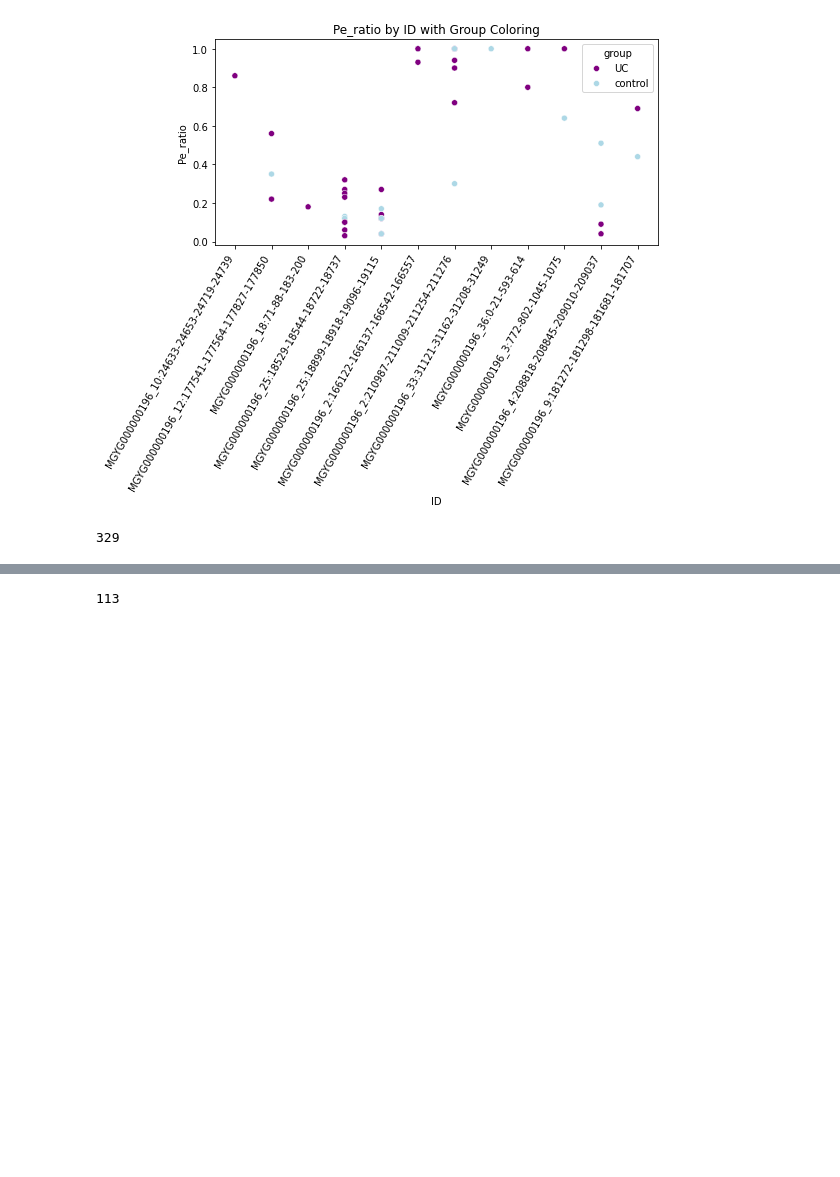
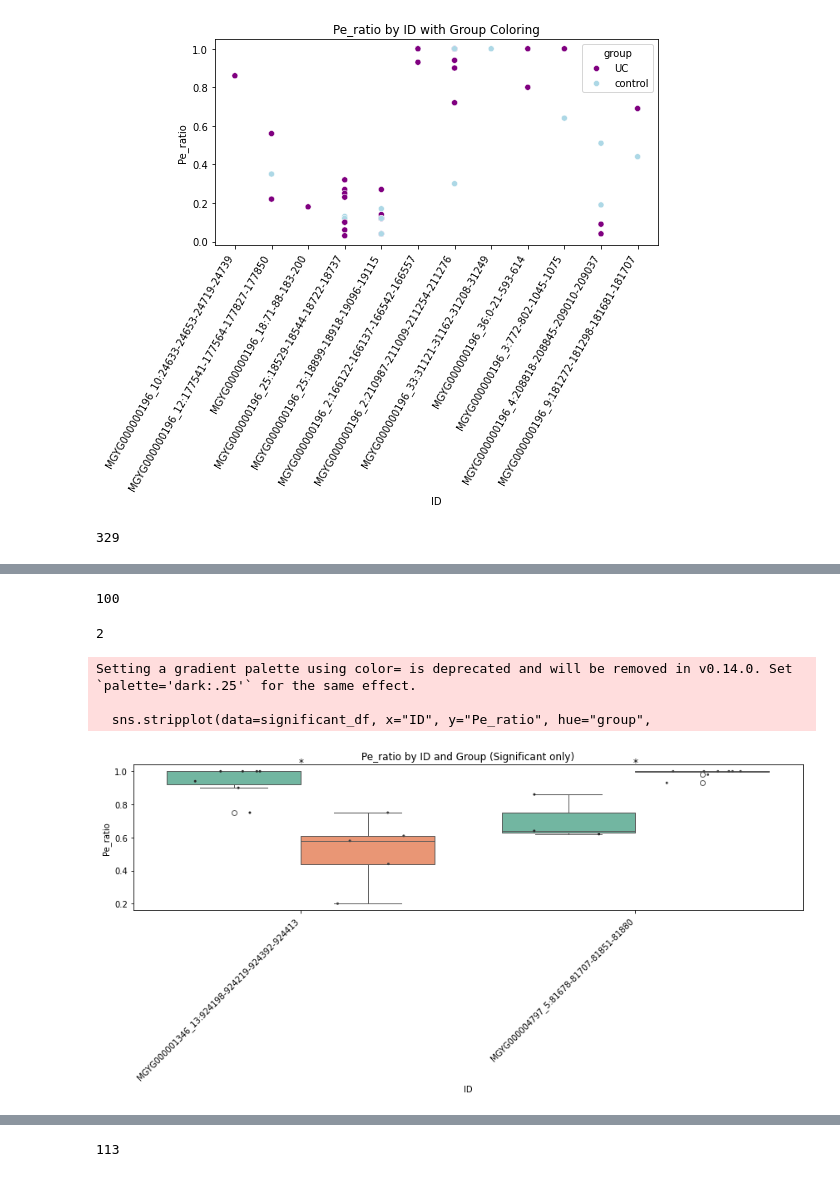
Before and after one commit to jindongmin/Inverton_analysis, a Jupyter notebook: jupyter_notebook/notebook.ipynb, the cells around one changed output, grey strips where cells are left out. Saved outputs shown, nothing was run; the diff lists cells and outputs as text; code cells hidden in the pictures; blank space fills up the shorter version.

```diff
--- a/jupyter_notebook/notebook.ipynb
+++ b/jupyter_notebook/notebook.ipynb
@@ -84,0 +90,16 @@ out_all
+# %%
+combined_out_all = pd.merge(
+    out_all,
+    metadata_subset,
+    left_on="SRR_ID",
+    right_on="sample_id",
+    how="left"
+)
+# %%
+#combined_out_all logit transform
+epsilon = 1e-6  # avoid 0 or 1
+combined_out_all["Pe_ratio_logit"] = np.log((combined_out_all["Pe_ratio"] + epsilon) / (1 - combined_out_all["Pe_ratio"] + epsilon))
+#arcsin
+combined_out_all["Pe_ratio_arcsin"] = np.arcsin(np.sqrt(combined_out_all["Pe_ratio"]))
+
+combined_out_all
@@ -84,0 +159,43 @@ out_all
+# %%
+plot_df = combined_out_all.merge(results_df[["ID", "U_pval"]], on="ID", how="left")
+plot_df_filtered = plot_df.dropna(subset=["U_pval"])
+
+plot_df_filtered = plot_df_filtered.copy()
+plot_df_filtered.loc[:, "significance"] = plot_df_filtered["U_pval"].apply(
+    lambda p: "ns" if pd.isna(p) or p > 0.05 else "*"
+)
+# %%
+#total number that did mann-whitney test
+len(plot_df_filtered['ID'].unique())
+# %% [output]
+100
+# %%
+significant_df = plot_df_filtered[plot_df_filtered["significance"] == "*"]
+# %%
+#significant inverton number
+len(significant_df['ID'].unique())
+# %% [output]
+2
+# %%
+plt.figure(figsize=(12, 6))
+
+sns.boxplot(data=significant_df, x="ID", y="Pe_ratio", hue="group", palette="Set2")
+sns.stripplot(data=significant_df, x="ID", y="Pe_ratio", hue="group",
+              dodge=True, color=".25", size=3, jitter=0.25)
+
+for i, mag_id in enumerate(significant_df["ID"].unique()):
+    plt.text(i, significant_df[significant_df["ID"]==mag_id]["Pe_ratio"].max() + 0.02,
+             "*", ha='center', va='bottom', fontsize=12)
+
+plt.ylabel("Pe_ratio")
+plt.title("Pe_ratio by ID and Group (Significant only)")
+plt.xticks(rotation=45, ha='right')
+plt.legend([], [], frameon=False)
+plt.tight_layout()
+plt.savefig("Pe_ratio_significant_only.pdf")
+plt.show()
+# %% [output]
+Setting a gradient palette using color= is deprecated and will be removed in v0.14.0. Set `palette='dark:.25'` for the same effect.
+
+  sns.stripplot(data=significant_df, x="ID", y="Pe_ratio", hue="group",
+[figure, added]
```
Also changed, not shown: parts of 19 cells of this notebook, 4 other files.
